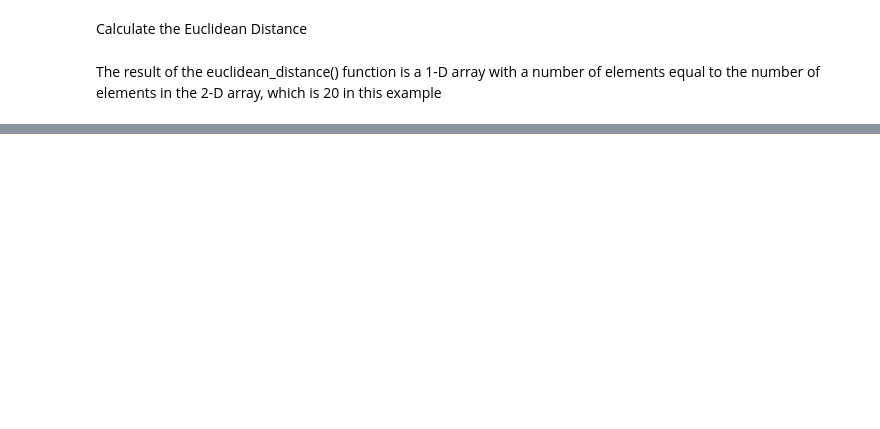
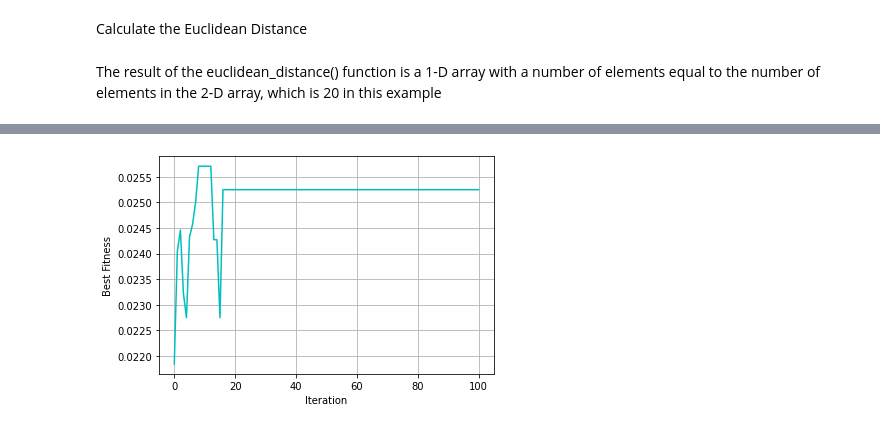
Before and after one commit to gurpreetsingh14/kmeans-with-GA, a Jupyter notebook: data_generation.ipynb, the cells around one changed output, grey strips where cells are left out. Drawn from its saved outputs; the diff is of its cells as text; code cells hidden in the pictures; blank space fills up the shorter version.

```diff
--- a/data_generation.ipynb
+++ b/data_generation.ipynb
@@ -227,25 +241,39 @@ def mutation(pop, pm):
+# %%
+#PRINT RESULT
+def get_results(generation,population,fitness):
+    m = population.shape[0]
+    best = [fitness.max()]
+    index = numpy.where(numpy.isclose(fitness, best))
+    population = numpy.array(population)
+    print(f'Generation #{generation}   |fitness: {max(fitness):0.5f} |Centroid = {population[index[0]][0]}')
+# %%
+#PLOT FITNESS VALUES
+def display_plot(best):
+    plt.plot(best, color='c')
+    plt.xlabel('Iteration')
+    plt.ylabel('Best Fitness')
+    plt.grid()
+    plt.show()
 # %%
 #GENETIC ALGORITHM
 
 def GeneticAlgorithm(func, num_clusters,start_coord,end_coord,
-                     ps=0.2, pc=1.0, pm=0.1, max_iter=27, random_state=None):
+                     ps=0.2, pc=1.0, pm=0.1, max_iter=100, random_state=123):
 
     numpy.random.seed(random_state)
     pop = init_cluster_center(num_clusters,start_coord,end_coord)
     fitness = func(pop)
     best = [fitness.max()]
-    fitness_res = []
+    print('=' * 68)
+    get_results(-1,pop,fitness)
     i = 0
     while i < max_iter:
         pop = selection(pop, ps, fitness)
         pop = crossover(pop, pc)
         pop = mutation(pop, pm)
         fitness = func(pop)
-        fitness_res.append(fitness)
-        print(f'Generation {i} fitness {max(fitness)}')
+        best.append(fitness.max())
+        get_results(i,pop,fitness)
         i += 1
 
-    #print(f'Generation {i} fitness {fitness:0.4f}')
-    #print(f'Best fitness: {max(fitness_res):0.4f} at generation {fitness_res.index(max(fitness_res))}')
-
-    return fitness_res, best, pop
+    return fitness, best, i, pop
@@ -274,0 +280,2 @@ Generation 26 fitness 0.005305686488171556
+# %%
+_, plot_result, _, _ = GeneticAlgorithm(fitness_func,2,0,20)
@@ -274,0 +300,4 @@ Generation 26 fitness 0.005305686488171556
+# %%
+display_plot(plot_result)
+# %% [output]
+[figure, added]
```
Also changed, not shown: parts of 10 cells of this notebook, 1 other file.
